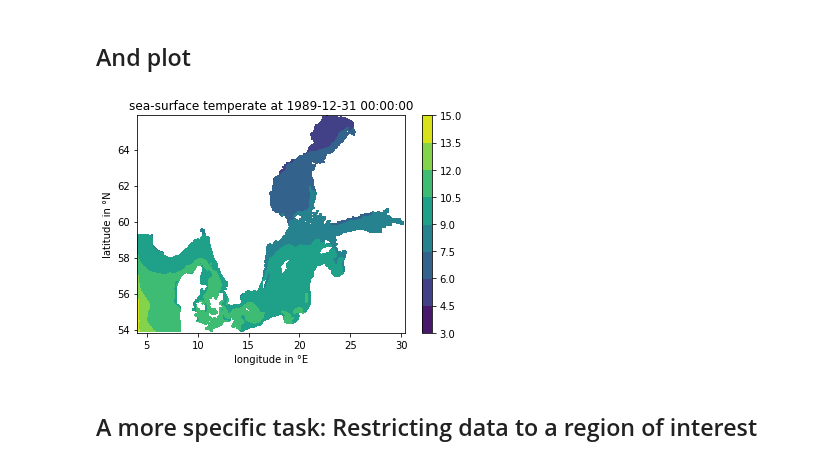
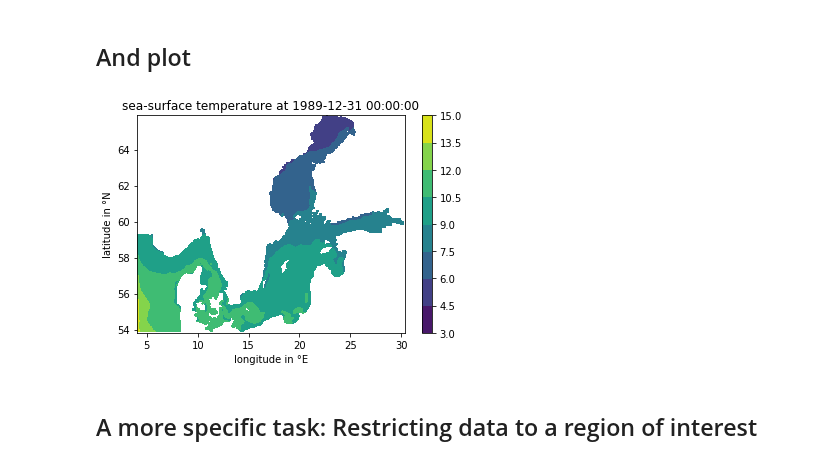
Before and after one commit to geomar-od/python-intro-201804, a Jupyter notebook: session-02_part-02_read_and_plot_Baltic_hydrography.ipynb, the cells around one changed output. Drawn from its saved outputs; the diff is of its cells as text; code cells hidden in the pictures.

```diff
--- a/session-02_part-02_read_and_plot_Baltic_hydrography.ipynb
+++ b/session-02_part-02_read_and_plot_Baltic_hydrography.ipynb
@@ -76,19 +78,19 @@ plt        module     <module 'matplotlib.pyplo<...>es/matplotlib/pyplot.py'>
 # %%
 # first glance at data e.g. sea-surface temperature
 
 ti = 10 # arbitrary temporal index
 
 plt.figure()
 plt.contourf(data['lon'][:], data['lat'][:], data['SST'][ti,:,:])
 
 plt.colorbar()
 
 plt.xlabel('longitude in °E')
 plt.ylabel('latitude in °N')
 
-plt.title('sea-surface temperate at ' + str(data['date'][ti]));
+plt.title('sea-surface temperature at ' + str(data['date'][ti]));
 # %% [output]
-[figure, old version]
+[figure, new version]
 # %% [markdown]
 ## A more specific task: Restricting data to a region of interest
 # %% [markdown]
```
Also changed, not shown: parts of 9 cells of this notebook.
